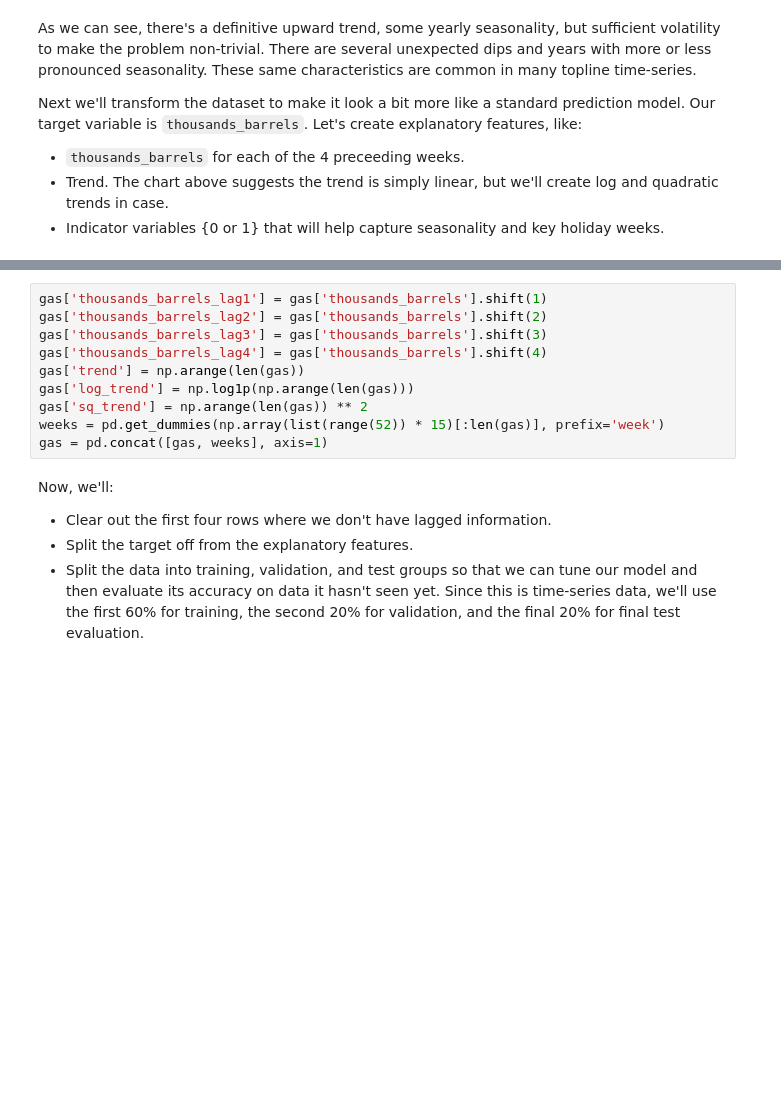
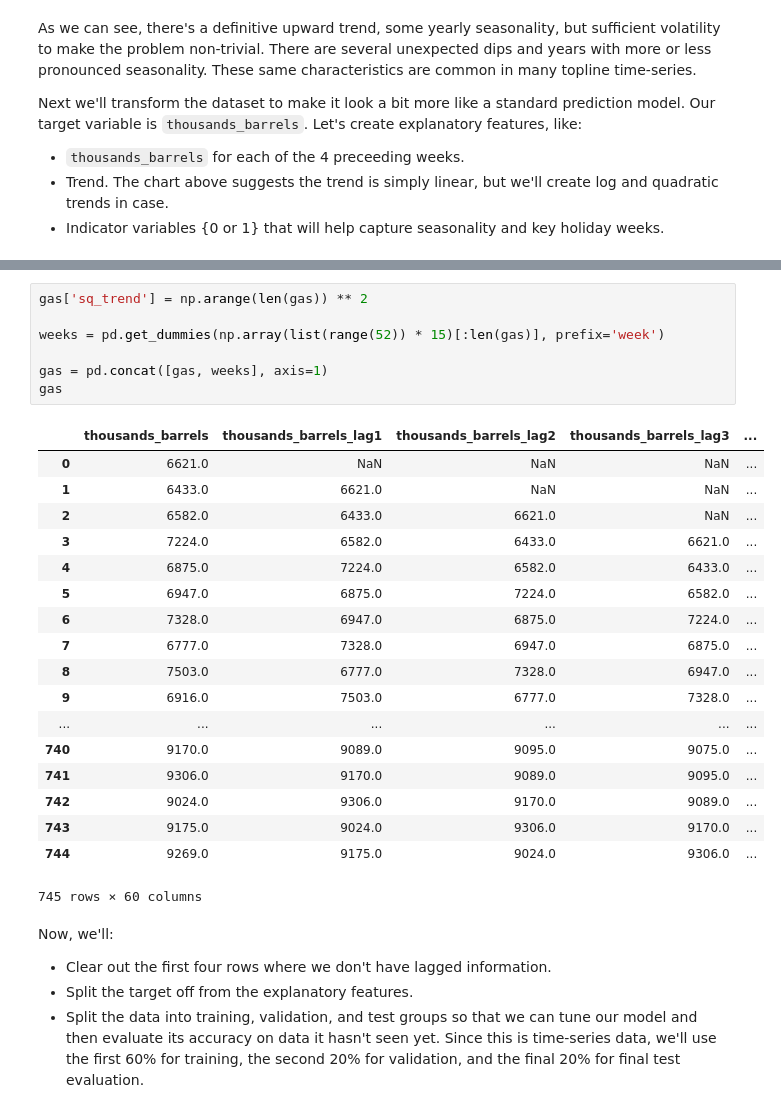
Before and after one commit to DataQuadrant/md-aws-ml-labs, a Jupyter notebook: __my_study/sagemaker/alg-linear-learner/linear_time_series_forecast/linear_time_series_forecast.ipynb, the cells around one changed output, grey strips where cells are left out. Saved outputs shown, nothing was run; the diff lists cells and outputs as text; blank space fills up the shorter version.

```diff
--- a/__my_study/sagemaker/alg-linear-learner/linear_time_series_forecast/linear_time_series_forecast.ipynb
+++ b/__my_study/sagemaker/alg-linear-learner/linear_time_series_forecast/linear_time_series_forecast.ipynb
@@ -84,13 +180,29 @@ Next we'll transform the dataset to make it look a bit more like a standard pred
 # %%
-gas['thousands_barrels_lag1'] = gas['thousands_barrels'].shift(1)
-gas['thousands_barrels_lag2'] = gas['thousands_barrels'].shift(2)
-gas['thousands_barrels_lag3'] = gas['thousands_barrels'].shift(3)
-gas['thousands_barrels_lag4'] = gas['thousands_barrels'].shift(4)
-gas['trend'] = np.arange(len(gas))
-gas['log_trend'] = np.log1p(np.arange(len(gas)))
 gas['sq_trend'] = np.arange(len(gas)) ** 2
+
 weeks = pd.get_dummies(np.array(list(range(52)) * 15)[:len(gas)], prefix='week')
+
 gas = pd.concat([gas, weeks], axis=1)
+gas
+# %% [output]
+|  | thousands_barrels | thousands_barrels_lag1 | thousands_barrels_lag2 | thousands_barrels_lag3 | ... |
+| 0 | 6621.0 | NaN | NaN | NaN | ... |
+| 1 | 6433.0 | 6621.0 | NaN | NaN | ... |
+| 2 | 6582.0 | 6433.0 | 6621.0 | NaN | ... |
+| 3 | 7224.0 | 6582.0 | 6433.0 | 6621.0 | ... |
+| 4 | 6875.0 | 7224.0 | 6582.0 | 6433.0 | ... |
+| 5 | 6947.0 | 6875.0 | 7224.0 | 6582.0 | ... |
+| 6 | 7328.0 | 6947.0 | 6875.0 | 7224.0 | ... |
+| 7 | 6777.0 | 7328.0 | 6947.0 | 6875.0 | ... |
+| 8 | 7503.0 | 6777.0 | 7328.0 | 6947.0 | ... |
+| 9 | 6916.0 | 7503.0 | 6777.0 | 7328.0 | ... |
+| ... | ... | ... | ... | ... | ... |
+| 740 | 9170.0 | 9089.0 | 9095.0 | 9075.0 | ... |
+| 741 | 9306.0 | 9170.0 | 9089.0 | 9095.0 | ... |
+| 742 | 9024.0 | 9306.0 | 9170.0 | 9089.0 | ... |
+| 743 | 9175.0 | 9024.0 | 9306.0 | 9170.0 | ... |
+| 744 | 9269.0 | 9175.0 | 9024.0 | 9306.0 | ... |
+745 rows × 60 columns
 # %% [markdown]
 Now, we'll:
 - Clear out the first four rows where we don't have lagged information.
```
Also changed, not shown: parts of 13 cells of this notebook, 14 other files.
